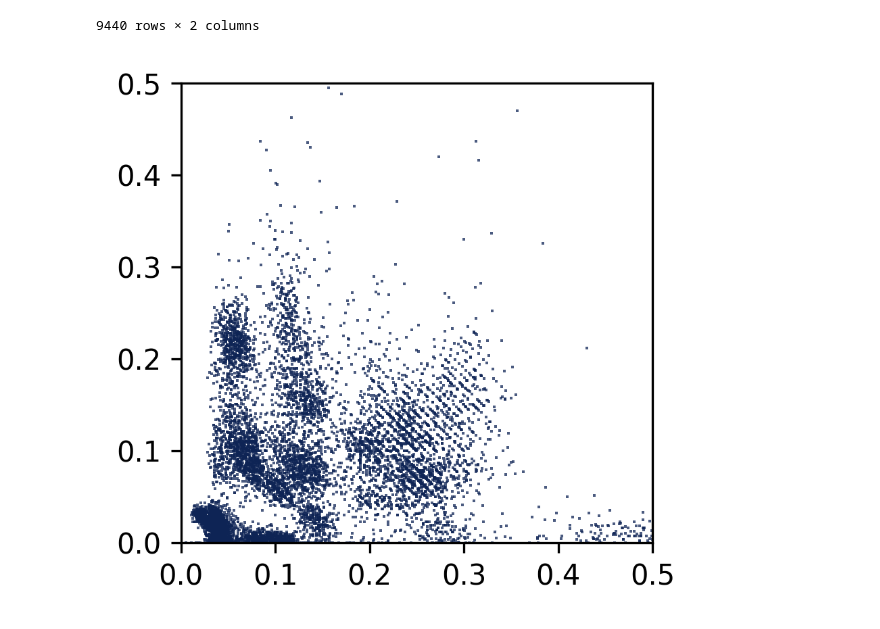
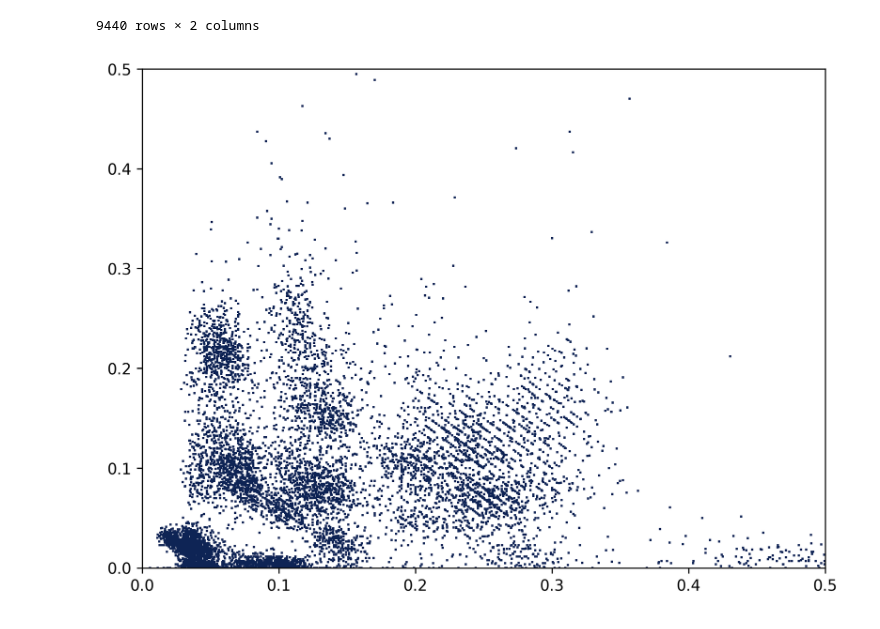
Before and after one commit to xingjeffrey/syntax_rhythm_pbb, a Jupyter notebook: notebooks/5.1 Bio-mechanic Estimations for Bird 26.ipynb, the cells around one changed output. Drawn from its saved outputs; the diff is of its cells as text; code cells hidden in the pictures.

```diff
--- a/notebooks/5.1 Bio-mechanic Estimations for Bird 26.ipynb
+++ b/notebooks/5.1 Bio-mechanic Estimations for Bird 26.ipynb
@@ -115,11 +115,11 @@ cleanpostbiomech
 | 10864 | 0.131800 | 0.128624 |
 9440 rows × 2 columns
 # %%
-figure(figsize=(3, 3), dpi=300)
-plt.scatter(x = cleanpostbiomech['len'], y = cleanpostbiomech['postgap'], marker = ",", lw = 0, s = 1, alpha = 0.75, color = '#0E2455')
+figure(figsize=(8, 6), dpi=300)
+plt.scatter(x = cleanpostbiomech['len'], y = cleanpostbiomech['postgap'], marker = ",", lw = 0, s = 2, alpha = 1, color = '#0E2455')
 plt.xlim([0, 0.5])
 plt.ylim([0, 0.5])
 plt.savefig(FIGURE_DIR/'postgap.svg')
 plt.show()
 # %% [output]
-[figure, old version]
+[figure, new version]
```
Also changed, not shown: parts of 1 cell of this notebook, 3 other files.
